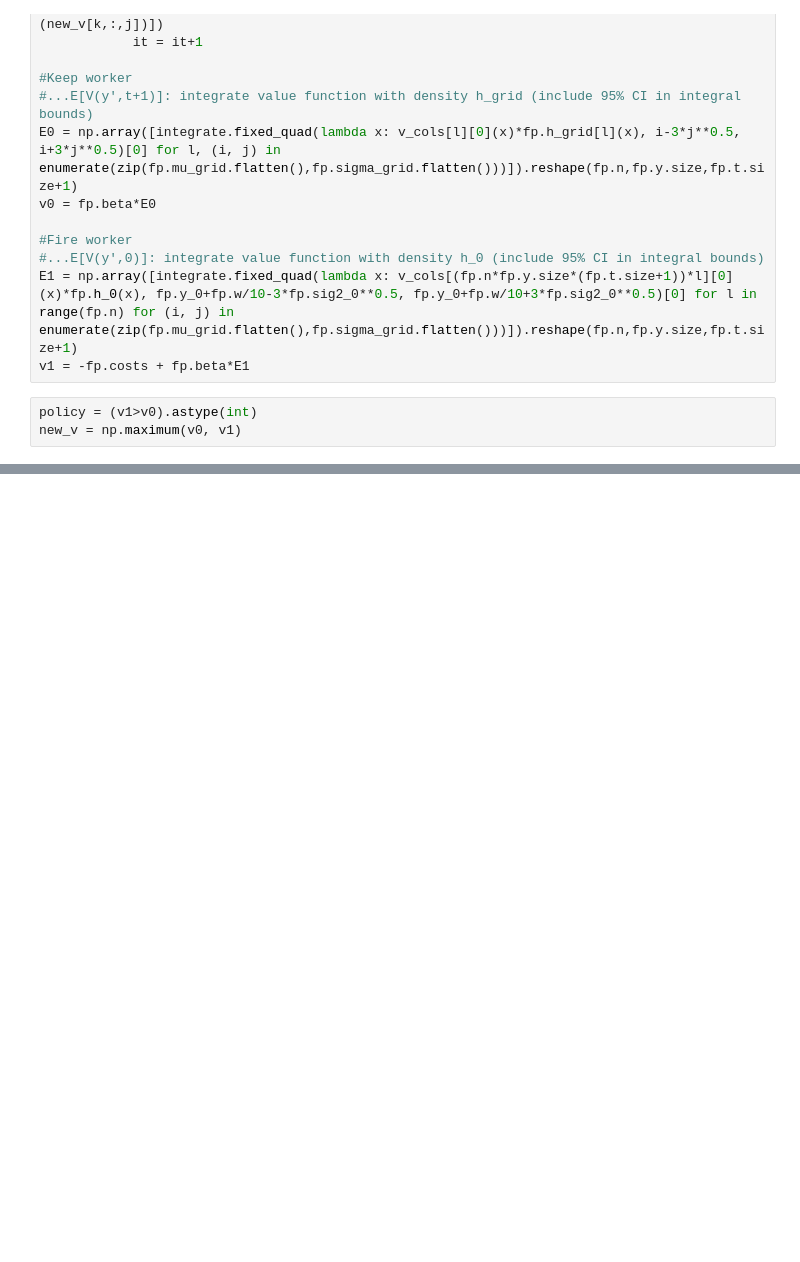
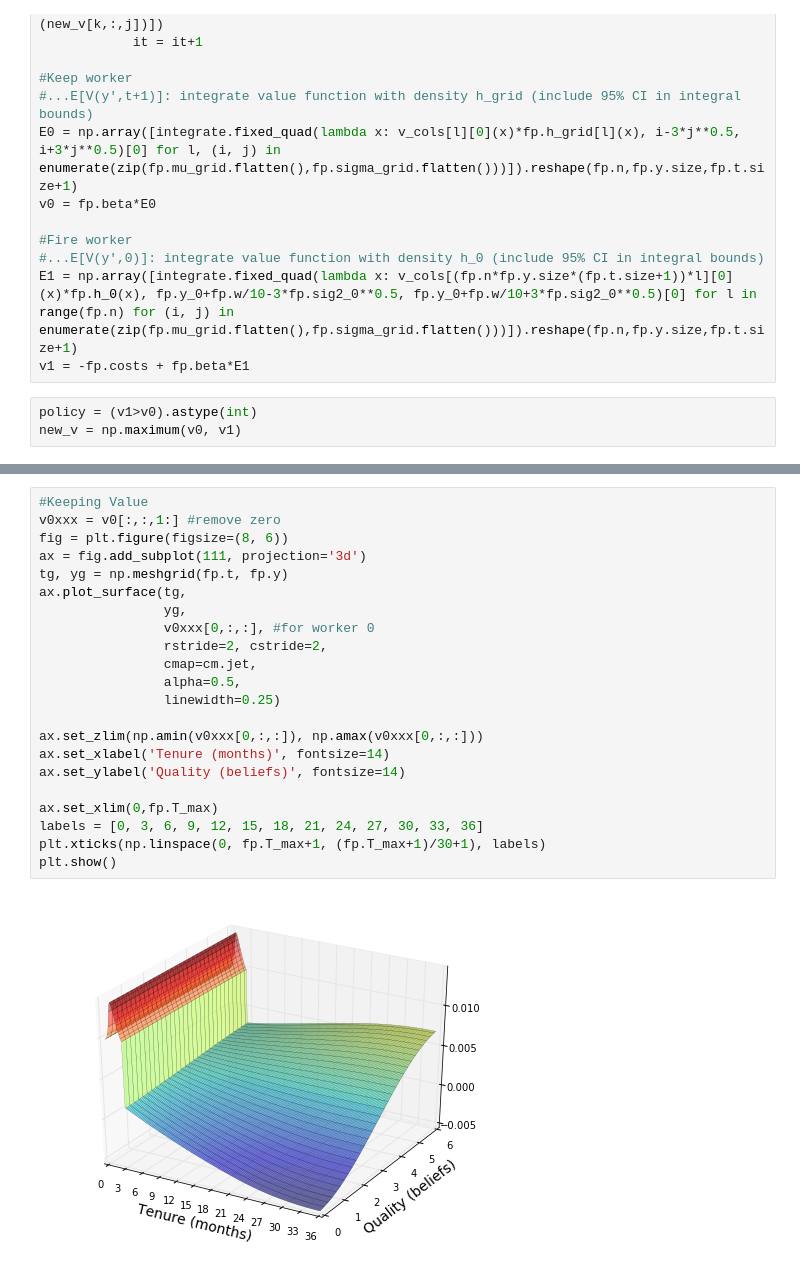
Before and after one commit to lorenzolagos/Applied_Causality, a Jupyter notebook: lib/05_test_individual_xxx.ipynb, the cells around one changed output, grey strips where cells are left out. Drawn from its saved outputs; the diff is of its cells as text; blank space fills up the shorter version.

```diff
--- a/lib/05_test_individual_xxx.ipynb
+++ b/lib/05_test_individual_xxx.ipynb
@@ -244,0 +258,24 @@ array([ 0.0142097])
+# %%
+#Keeping Value
+v0xxx = v0[:,:,1:] #remove zero
+fig = plt.figure(figsize=(8, 6))
+ax = fig.add_subplot(111, projection='3d')
+tg, yg = np.meshgrid(fp.t, fp.y)
+ax.plot_surface(tg,
+                yg,
+                v0xxx[0,:,:], #for worker 0
+                rstride=2, cstride=2,
+                cmap=cm.jet,
+                alpha=0.5,
+                linewidth=0.25)
+
+ax.set_zlim(np.amin(v0xxx[0,:,:]), np.amax(v0xxx[0,:,:]))
+ax.set_xlabel('Tenure (months)', fontsize=14)
+ax.set_ylabel('Quality (beliefs)', fontsize=14)
+
+ax.set_xlim(0,fp.T_max)
+labels = [0, 3, 6, 9, 12, 15, 18, 21, 24, 27, 30, 33, 36]
+plt.xticks(np.linspace(0, fp.T_max+1, (fp.T_max+1)/30+1), labels)
+plt.show()
+# %% [output]
+[figure, added]
```
Also changed, not shown: parts of 17 cells of this notebook, 5 other files.
